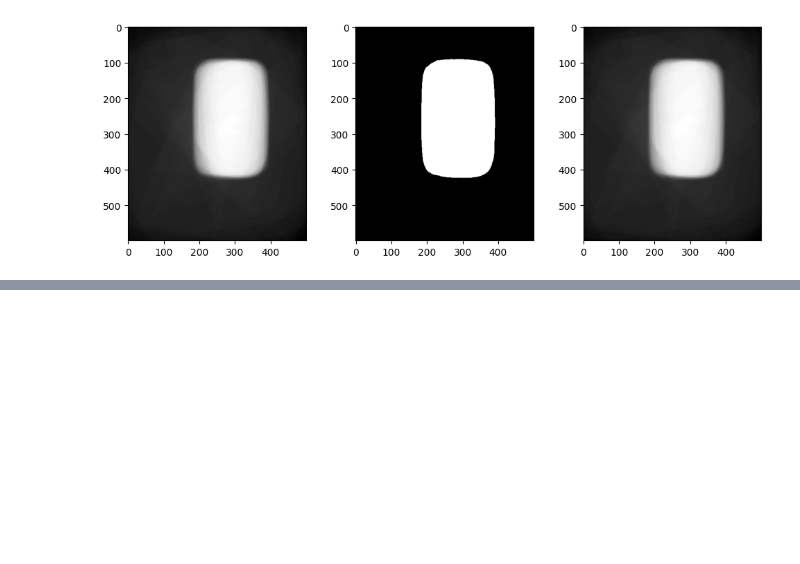
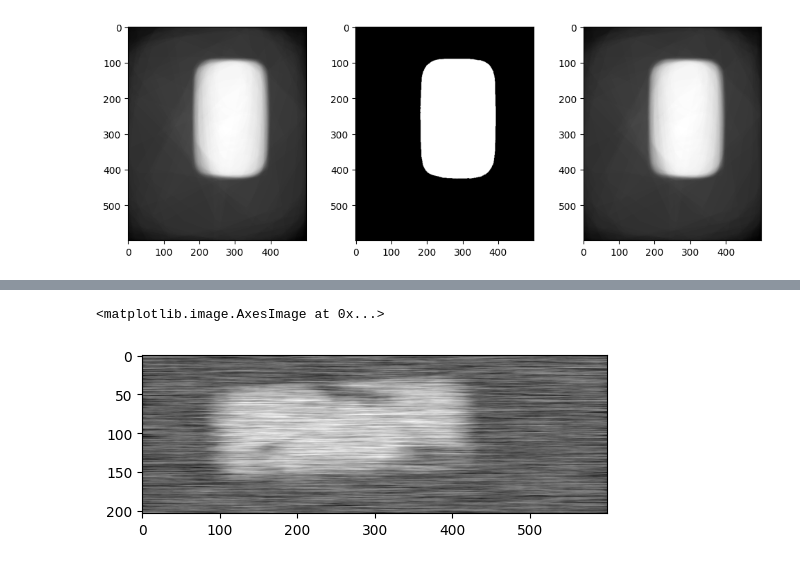
Before and after one commit to AlexGubkin/forInterview, a Jupyter notebook: rockProcessing/rockProcessing.ipynb, the cells around one changed output, grey strips where cells are left out. Drawn from its saved outputs; the diff is of its cells as text; code cells hidden in the pictures; blank space fills up the shorter version.

```diff
--- a/rockProcessing/rockProcessing.ipynb
+++ b/rockProcessing/rockProcessing.ipynb
@@ -231,0 +229,8 @@ axis.imshow(entropyImages2[200], cmap=plt.cm.gray)
+# %%
+# Debugging
+figure, axis = plt.subplots()
+figure.set_size_inches(6, 6)
+axis.imshow(entropyImagesXZY[200], cmap=plt.cm.gray)
+# %% [output]
+<matplotlib.image.AxesImage at 0x...>
+[figure, added]
```
Also changed, not shown: parts of 24 cells of this notebook.
